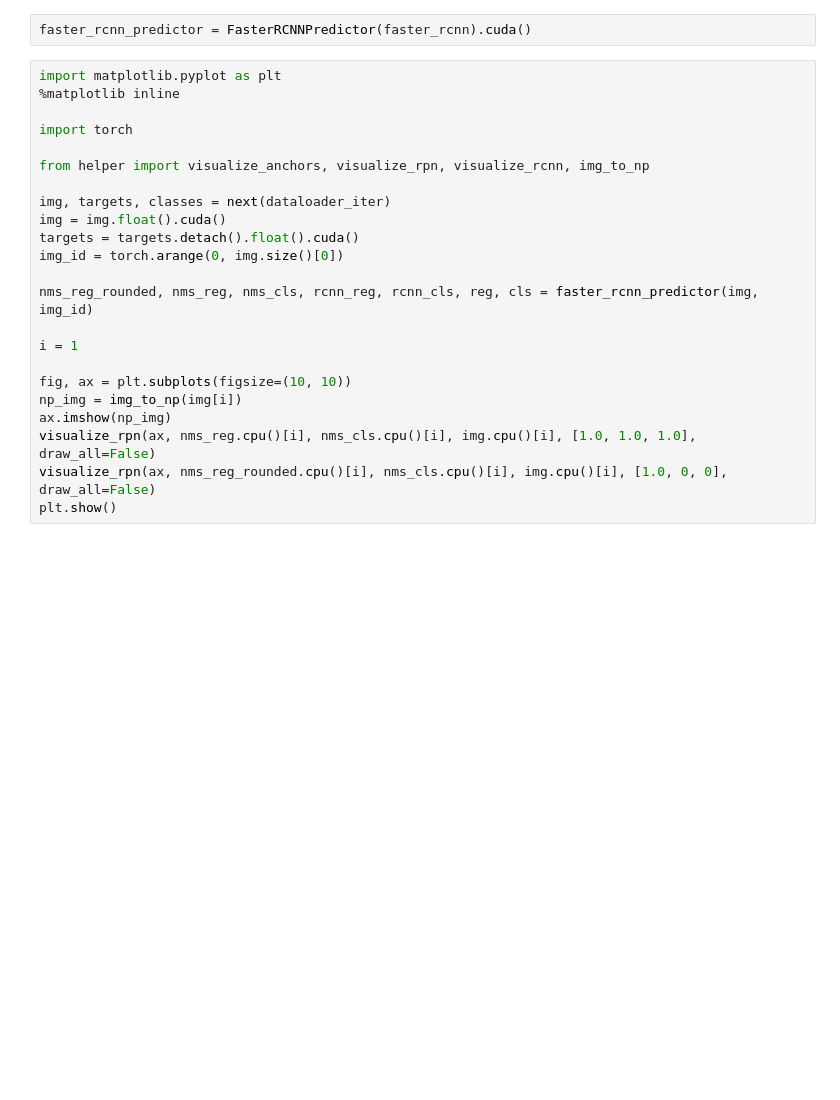
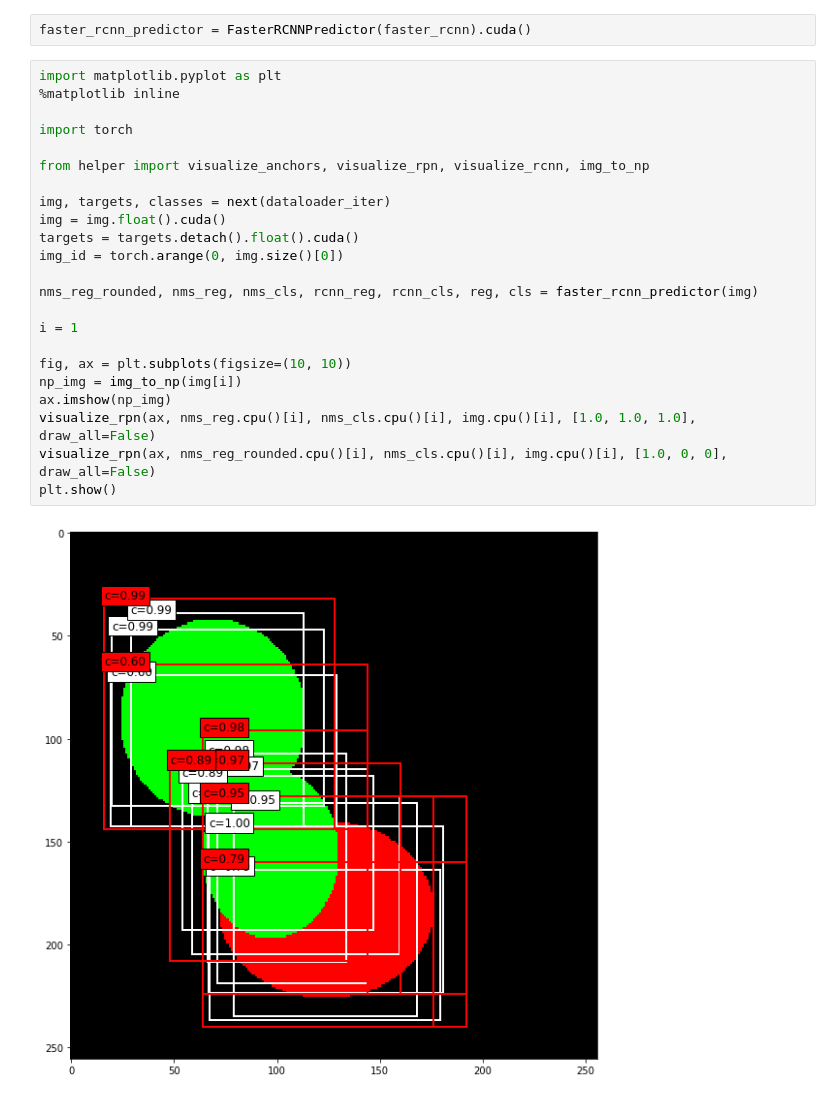
Before and after one commit to mctigger/understandable-faster-rcnn, a Jupyter notebook: visualize.ipynb, the cells around one changed output. Drawn from its saved outputs; the diff is of its cells as text; blank space fills up the shorter version.

```diff
--- a/visualize.ipynb
+++ b/visualize.ipynb
@@ -25,26 +36,28 @@ faster_rcnn_predictor = FasterRCNNPredictor(faster_rcnn).cuda()
 # %%
 import matplotlib.pyplot as plt
 %matplotlib inline
 
 import torch
 
 from helper import visualize_anchors, visualize_rpn, visualize_rcnn, img_to_np
 
 img, targets, classes = next(dataloader_iter)
 img = img.float().cuda()
 targets = targets.detach().float().cuda()
 img_id = torch.arange(0, img.size()[0])
 
-nms_reg_rounded, nms_reg, nms_cls, rcnn_reg, rcnn_cls, reg, cls = faster_rcnn_predictor(img, img_id)
+nms_reg_rounded, nms_reg, nms_cls, rcnn_reg, rcnn_cls, reg, cls = faster_rcnn_predictor(img)
 
 i = 1
 
 fig, ax = plt.subplots(figsize=(10, 10))
 np_img = img_to_np(img[i])
 ax.imshow(np_img)
 visualize_rpn(ax, nms_reg.cpu()[i], nms_cls.cpu()[i], img.cpu()[i], [1.0, 1.0, 1.0], draw_all=False)
 visualize_rpn(ax, nms_reg_rounded.cpu()[i], nms_cls.cpu()[i], img.cpu()[i], [1.0, 0, 0], draw_all=False)
 plt.show()
+# %% [output]
+[figure, added]
 # %%
 fig, ax = plt.subplots(figsize=(10, 10))
 np_img = img_to_np(img[i])
```
Also changed, not shown: parts of 2 cells of this notebook, 8 other files.
